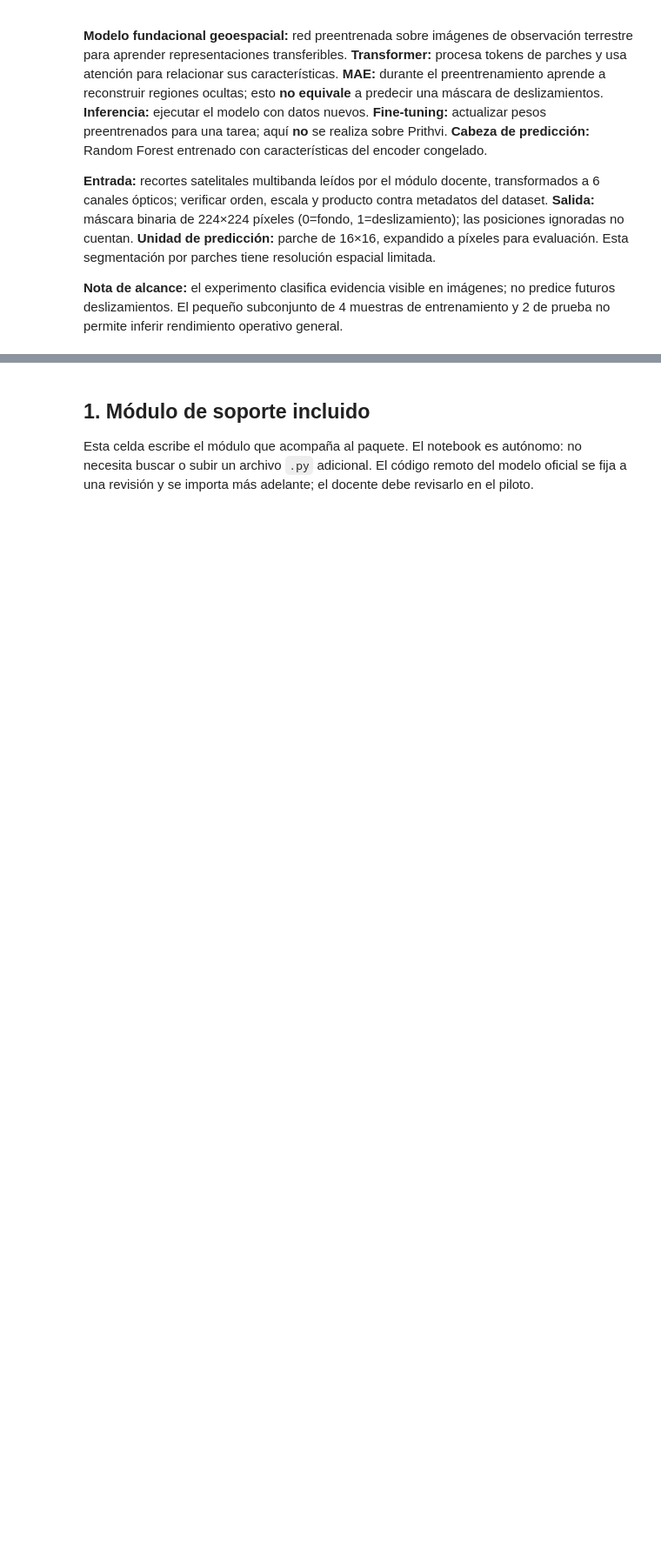
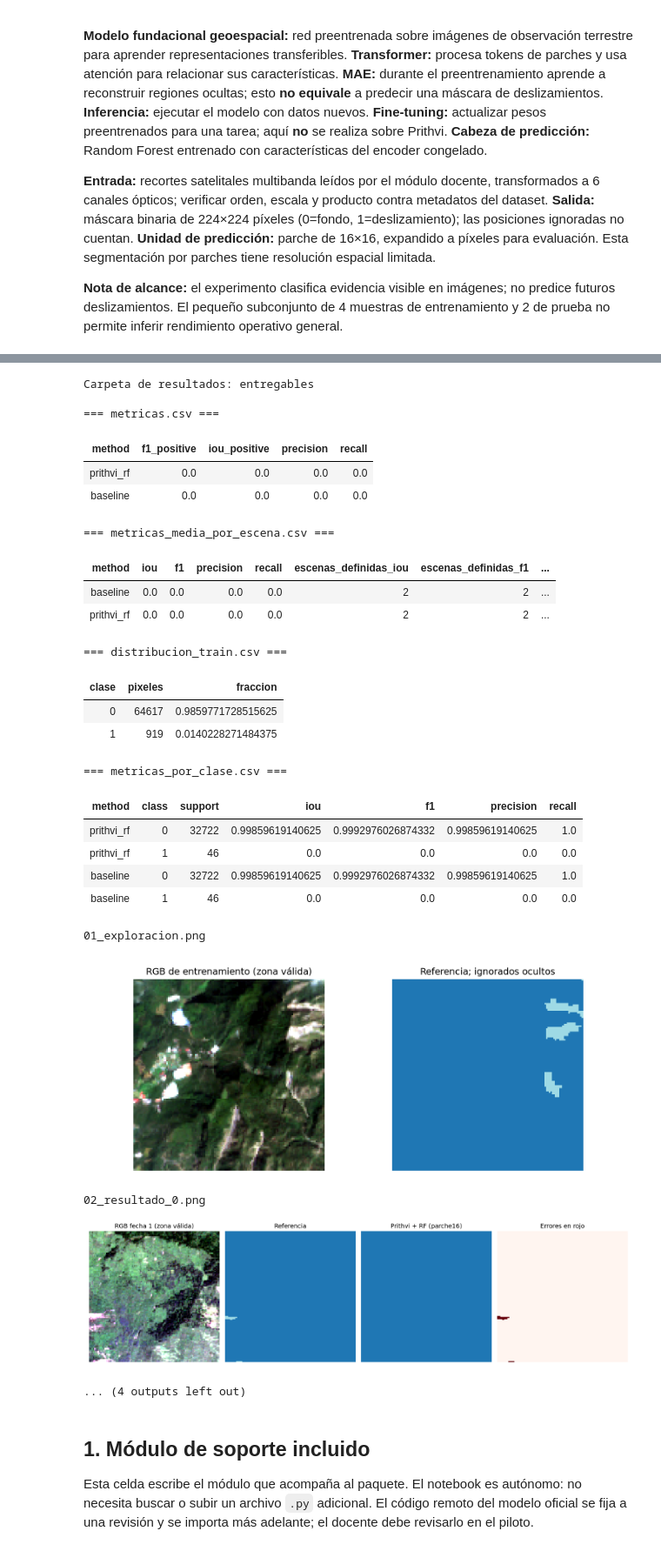
Before and after one commit to Charlsz/prithvi-deslizamiento, a Jupyter notebook: Grupo_2_Trabajo_Deslizamientos.ipynb, the cells around one changed output, grey strips where cells are left out. Shown at 87% size. Drawn from its saved outputs; the diff is of its cells as text; code cells hidden in the pictures; blank space fills up the shorter version.

Commit message:
Mostrar resultados reales en el notebook y quitar guiones largos.
Se incrustan tablas y figuras de la ejecucion para que se vean en el repositorio sin volver a correr todo.

```diff
--- a/Grupo_2_Trabajo_Deslizamientos.ipynb
+++ b/Grupo_2_Trabajo_Deslizamientos.ipynb
@@ -44,3 +50,57 @@
+# %%
+from pathlib import Path
+from IPython.display import display, Image, Markdown
+import pandas as pd
+
+# Busca resultados en el repo (local o Colab)
+candidates = [
+    Path('entregables'),
+    Path('taller_deslizamientos') / 'resultados',
+    Path('/content/taller_deslizamientos/resultados'),
+]
+RES = next((p for p in candidates if p.exists()), None)
+print('Carpeta de resultados:', RES)
+
+if RES is None:
+    raise FileNotFoundError('No se encontraron resultados. Ejecuta el experimento o usa la carpeta entregables/.')
+
+for name in ['metricas.csv', 'metricas_media_por_escena.csv', 'distribucion_train.csv', 'metricas_por_clase.csv']:
+    path = RES / name
+    if path.exists():
+        print('\n===', name, '===')
+        display(pd.read_csv(path))
+
+for name in ['01_exploracion.png', '02_resultado_0.png', '02_resultado_1.png', '03_comparacion_metricas.png']:
+    path = RES / name
+    if path.exists():
+        print('\n', name)
+        display(Image(filename=str(path)))
+# %% [output]
+Carpeta de resultados: entregables
+
+=== metricas.csv ===
+| method | f1_positive | iou_positive | precision | recall |
+| prithvi_rf | 0.0 | 0.0 | 0.0 | 0.0 |
+| baseline | 0.0 | 0.0 | 0.0 | 0.0 |
+=== metricas_media_por_escena.csv ===
+| method | iou | f1 | precision | recall | escenas_definidas_iou | escenas_definidas_f1 | ... |
+| baseline | 0.0 | 0.0 | 0.0 | 0.0 | 2 | 2 | ... |
+| prithvi_rf | 0.0 | 0.0 | 0.0 | 0.0 | 2 | 2 | ... |
+=== distribucion_train.csv ===
+| clase | pixeles | fraccion |
+| 0 | 64617 | 0.9859771728515625 |
+| 1 | 919 | 0.0140228271484375 |
+=== metricas_por_clase.csv ===
+| method | class | support | iou | f1 | precision | recall |
+| prithvi_rf | 0 | 32722 | 0.99859619140625 | 0.9992976026874332 | 0.99859619140625 | 1.0 |
+| prithvi_rf | 1 | 46 | 0.0 | 0.0 | 0.0 | 0.0 |
+| baseline | 0 | 32722 | 0.99859619140625 | 0.9992976026874332 | 0.99859619140625 | 1.0 |
+| baseline | 1 | 46 | 0.0 | 0.0 | 0.0 | 0.0 |
+01_exploracion.png
+[figure, added]
+02_resultado_0.png
+[figure, added]
+... (4 outputs left out)
 # %%
 %pip -q install "timm==0.9.2" "huggingface_hub>=0.25,<1" "rasterio>=1.3,<2" "PyYAML>=6,<7" "einops>=0.7,<1" "h5py>=3,<4" "scikit-learn>=1.3,<2" requests pandas matplotlib
 # %% [markdown]
```
Also changed, not shown: parts of 16 cells of this notebook, 2 other files.
